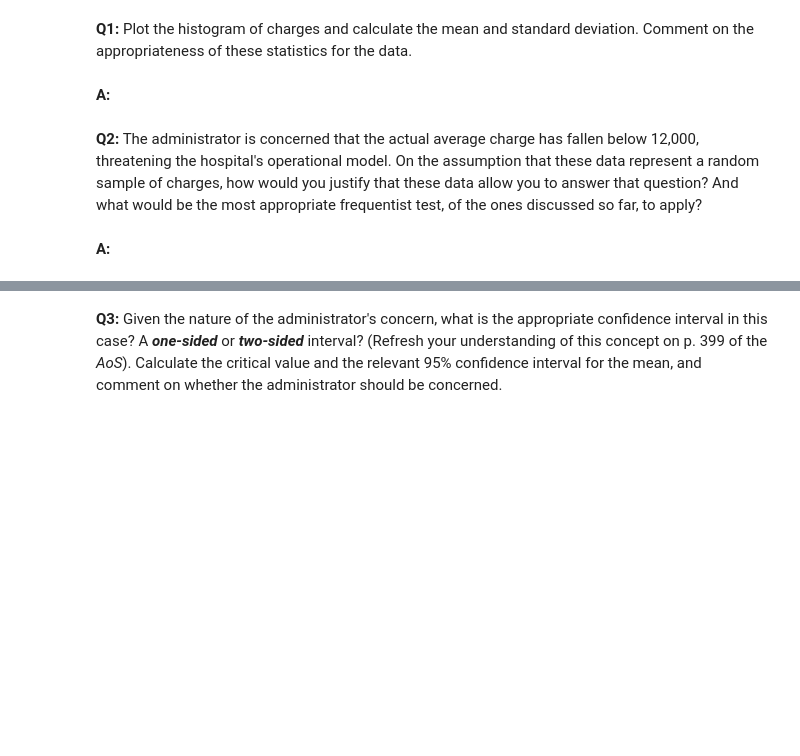
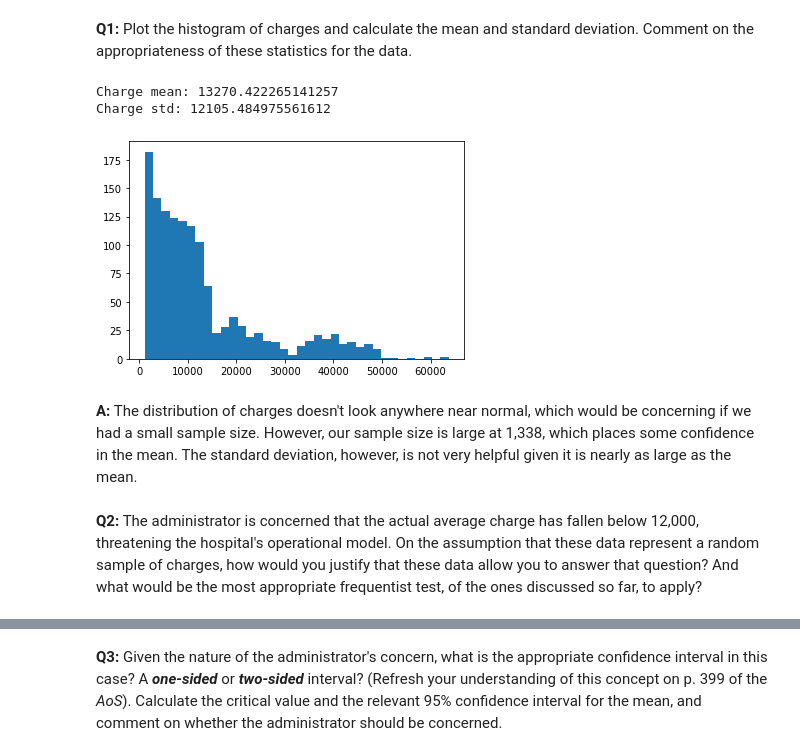
Before and after one commit to trentleslie/Springboard, a Jupyter notebook: 11.1 Case Study - Frequentist Inference/Frequentist Case Study/Frequentist Inference Case Study - Part B (2).ipynb, the cells around one changed output, grey strips where cells are left out. Cells and saved outputs as stored; diff of their text form; code cells hidden in the pictures; blank space fills up the shorter version.

```diff
--- a/11.1 Case Study - Frequentist Inference/Frequentist Case Study/Frequentist Inference Case Study - Part B (2).ipynb
+++ b/11.1 Case Study - Frequentist Inference/Frequentist Case Study/Frequentist Inference Case Study - Part B (2).ipynb
@@ -49,9 +49,17 @@ medical.head()
 | 4 | 32 | 1 | 28.880 | 0 | 0 | 1 | 3866.85520 | 1 |
 # %% [markdown]
 __Q1:__ Plot the histogram of charges and calculate the mean and standard deviation. Comment on the appropriateness of these statistics for the data.
-# %% [markdown]
-__A:__
+# %%
+plt.hist(medical.charges, bins=int(np.sqrt(len(medical.charges))))
+charge_mean = np.mean(medical.charges)
+print(f"Charge mean: {charge_mean}")
+charge_std = np.std(medical.charges)
+print(f"Charge std: {charge_std}")
+# %% [output]
+Charge mean: 13270.422265141257
+Charge std: 12105.484975561612
+[figure, added]
+# %% [markdown]
+__A:__ The distribution of charges doesn't look anywhere near normal, which would be concerning if we had a small sample size. However, our sample size is large at 1,338, which places some confidence in the mean. The standard deviation, however, is not very helpful given it is nearly as large as the mean.
 # %% [markdown]
 __Q2:__ The administrator is concerned that the actual average charge has fallen below 12,000, threatening the hospital's operational model. On the assumption that these data represent a random sample of charges, how would you justify that these data allow you to answer that question? And what would be the most appropriate frequentist test, of the ones discussed so far, to apply?
-# %% [markdown]
-__A:__
```
Also changed, not shown: parts of 11 cells of this notebook, 1 other file.
